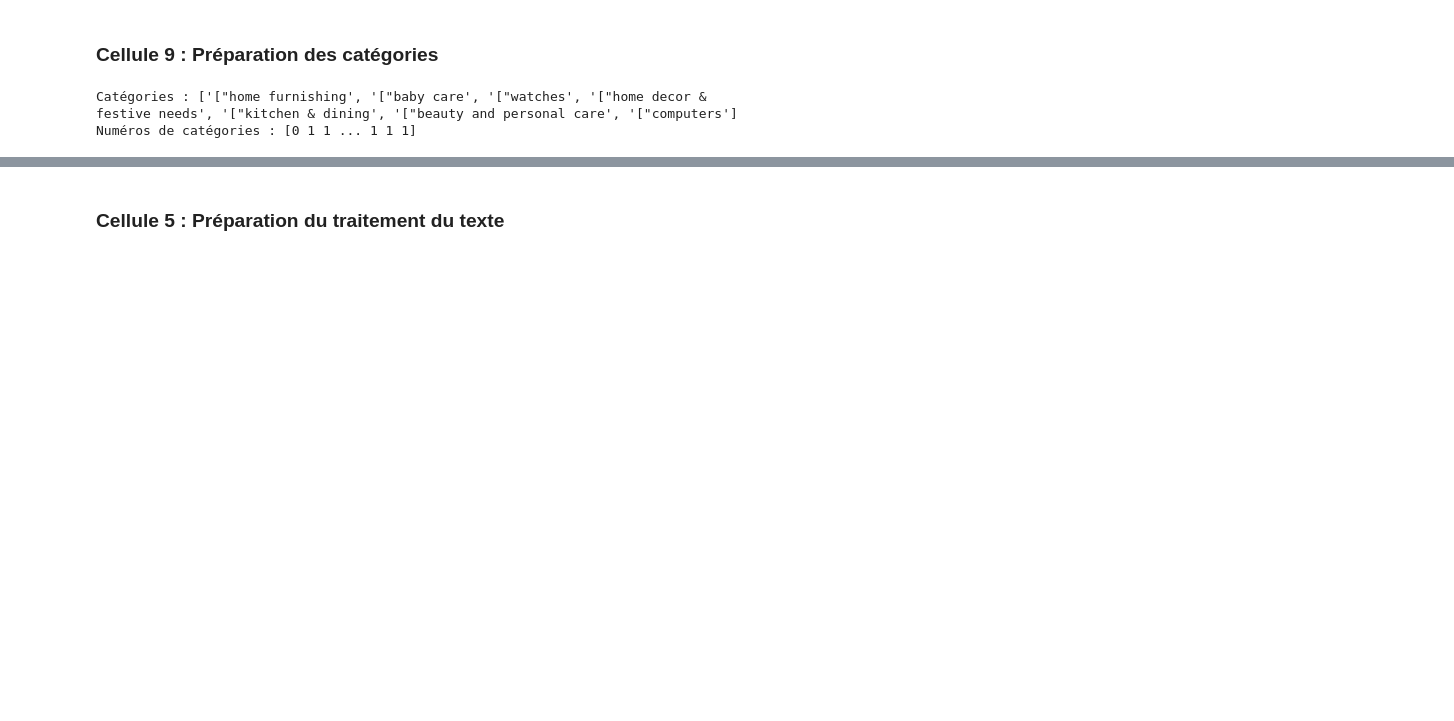
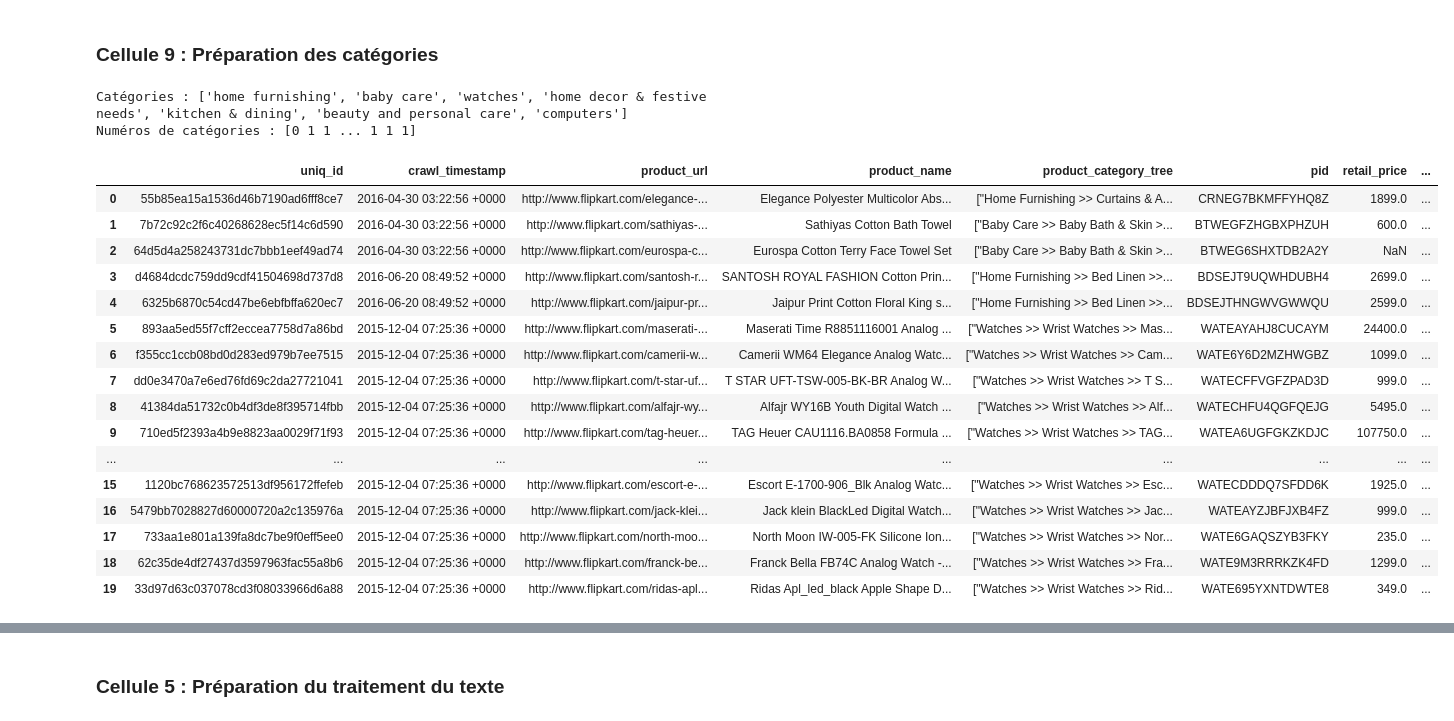
Before and after one commit to preudh/OC_IA_P6_automatically_classify_consumer_goods, a Jupyter notebook: notebooks/P6_03_Preudhomme_Patrice_4_Feature-texte.ipynb, the cells around one changed output, grey strips where cells are left out. Saved outputs shown, nothing was run; the diff lists cells and outputs as text; code cells hidden in the pictures; blank space fills up the shorter version.

```diff
--- a/notebooks/P6_03_Preudhomme_Patrice_4_Feature-texte.ipynb
+++ b/notebooks/P6_03_Preudhomme_Patrice_4_Feature-texte.ipynb
@@ -51,30 +51,47 @@ print("Colonnes du dataset :", data.columns.tolist())
 Colonnes du dataset : ['uniq_id', 'crawl_timestamp', 'product_url', 'product_name', 'product_category_tree', 'pid', 'retail_price', 'discounted_price', 'image', 'is_FK_Advantage_product', 'description ...
 # %% [markdown]
 ### Cellule 9 : Préparation des catégories
-# %%
-import os
-import pandas as pd
-
-# Extraire la première catégorie de la colonne 'product_category_tree'
-data['category'] = data['product_category_tree'].apply(lambda x: x.split('>>')[0].strip())
-
-# Mettre les catégories en minuscules pour uniformiser
-data['category'] = data['category'].apply(lambda x: x.lower())
-
-# Remplacer les valeurs manquantes dans 'category' par 'unknown'
-data['category'] = data['category'].fillna('unknown')
-
-# Liste des catégories uniques
-categories = data['category'].unique().tolist()
-print("Catégories :", categories)
-
-# Mapping des catégories vers des numéros
-category_to_num = {category: idx for idx, category in enumerate(categories)}
-data['category_num'] = data['category'].map(category_to_num)
-
-# Extraire les numéros de catégories
-y_cat_num = data['category_num'].values
-print("Numéros de catégories :", y_cat_num)
-# %% [output]
-Catégories : ['["home furnishing', '["baby care', '["watches', '["home decor & festive needs', '["kitchen & dining', '["beauty and personal care', '["computers']
-Numéros de catégories : [0 1 1 ... 1 1 1]
+# %%
+# Extraire la première catégorie de la colonne 'product_category_tree' en retirant les crochets, guillemets et espaces supplémentaires
+data['category'] = data['product_category_tree'].apply(lambda x: x.strip("[]").replace('"', '').split(">>")[0].replace("'", "").strip())
+
+# Mettre les catégories en minuscules pour uniformiser
+data['category'] = data['category'].apply(lambda x: x.lower())
+
+# Remplacer les valeurs manquantes dans 'category' par 'unknown'
+data['category'] = data['category'].fillna('unknown')
+
+# Liste des catégories uniques
+categories = data['category'].unique().tolist()
+print("Catégories :", categories)
+
+# Mapping des catégories vers des numéros
+category_to_num = {category: idx for idx, category in enumerate(categories)}
+data['category_num'] = data['category'].map(category_to_num)
+
+# Extraire les numéros de catégories
+y_cat_num = data['category_num'].values # permet de récupérer les numéros de catégories en tant que tableau numpy
+print("Numéros de catégories :", y_cat_num)
+# %% [output]
+Catégories : ['home furnishing', 'baby care', 'watches', 'home decor & festive needs', 'kitchen & dining', 'beauty and personal care', 'computers']
+Numéros de catégories : [0 1 1 ... 1 1 1]
+# %%
+data.head(20)
+# %% [output]
+|  | uniq_id | crawl_timestamp | product_url | product_name | product_category_tree | pid | retail_price | ... |
+| 0 | 55b85ea15a1536d46b7190ad6fff8ce7 | 2016-04-30 03:22:56 +0000 | http://www.flipkart.com/elegance-... | Elegance Polyester Multicolor Abs... | ["Home Furnishing >> Curtains & A... | CRNEG7BKMFFYHQ8Z | 1899.0 | ... |
+| 1 | 7b72c92c2f6c40268628ec5f14c6d590 | 2016-04-30 03:22:56 +0000 | http://www.flipkart.com/sathiyas-... | Sathiyas Cotton Bath Towel | ["Baby Care >> Baby Bath & Skin >... | BTWEGFZHGBXPHZUH | 600.0 | ... |
+| 2 | 64d5d4a258243731dc7bbb1eef49ad74 | 2016-04-30 03:22:56 +0000 | http://www.flipkart.com/eurospa-c... | Eurospa Cotton Terry Face Towel Set | ["Baby Care >> Baby Bath & Skin >... | BTWEG6SHXTDB2A2Y | NaN | ... |
+| 3 | d4684dcdc759dd9cdf41504698d737d8 | 2016-06-20 08:49:52 +0000 | http://www.flipkart.com/santosh-r... | SANTOSH ROYAL FASHION Cotton Prin... | ["Home Furnishing >> Bed Linen >>... | BDSEJT9UQWHDUBH4 | 2699.0 | ... |
+| 4 | 6325b6870c54cd47be6ebfbffa620ec7 | 2016-06-20 08:49:52 +0000 | http://www.flipkart.com/jaipur-pr... | Jaipur Print Cotton Floral King s... | ["Home Furnishing >> Bed Linen >>... | BDSEJTHNGWVGWWQU | 2599.0 | ... |
+| 5 | 893aa5ed55f7cff2eccea7758d7a86bd | 2015-12-04 07:25:36 +0000 | http://www.flipkart.com/maserati-... | Maserati Time R8851116001 Analog ... | ["Watches >> Wrist Watches >> Mas... | WATEAYAHJ8CUCAYM | 24400.0 | ... |
+| 6 | f355cc1ccb08bd0d283ed979b7ee7515 | 2015-12-04 07:25:36 +0000 | http://www.flipkart.com/camerii-w... | Camerii WM64 Elegance Analog Watc... | ["Watches >> Wrist Watches >> Cam... | WATE6Y6D2MZHWGBZ | 1099.0 | ... |
+| 7 | dd0e3470a7e6ed76fd69c2da27721041 | 2015-12-04 07:25:36 +0000 | http://www.flipkart.com/t-star-uf... | T STAR UFT-TSW-005-BK-BR Analog W... | ["Watches >> Wrist Watches >> T S... | WATECFFVGFZPAD3D | 999.0 | ... |
+| 8 | 41384da51732c0b4df3de8f395714fbb | 2015-12-04 07:25:36 +0000 | http://www.flipkart.com/alfajr-wy... | Alfajr WY16B Youth Digital Watch ... | ["Watches >> Wrist Watches >> Alf... | WATECHFU4QGFQEJG | 5495.0 | ... |
+| 9 | 710ed5f2393a4b9e8823aa0029f71f93 | 2015-12-04 07:25:36 +0000 | http://www.flipkart.com/tag-heuer... | TAG Heuer CAU1116.BA0858 Formula ... | ["Watches >> Wrist Watches >> TAG... | WATEA6UGFGKZKDJC | 107750.0 | ... |
+| ... | ... | ... | ... | ... | ... | ... | ... | ... |
+| 15 | 1120bc768623572513df956172ffefeb | 2015-12-04 07:25:36 +0000 | http://www.flipkart.com/escort-e-... | Escort E-1700-906_Blk Analog Watc... | ["Watches >> Wrist Watches >> Esc... | WATECDDDQ7SFDD6K | 1925.0 | ... |
+| 16 | 5479bb7028827d60000720a2c135976a | 2015-12-04 07:25:36 +0000 | http://www.flipkart.com/jack-klei... | Jack klein BlackLed Digital Watch... | ["Watches >> Wrist Watches >> Jac... | WATEAYZJBFJXB4FZ | 999.0 | ... |
+| 17 | 733aa1e801a139fa8dc7be9f0eff5ee0 | 2015-12-04 07:25:36 +0000 | http://www.flipkart.com/north-moo... | North Moon IW-005-FK Silicone Ion... | ["Watches >> Wrist Watches >> Nor... | WATE6GAQSZYB3FKY | 235.0 | ... |
+| 18 | 62c35de4df27437d3597963fac55a8b6 | 2015-12-04 07:25:36 +0000 | http://www.flipkart.com/franck-be... | Franck Bella FB74C Analog Watch -... | ["Watches >> Wrist Watches >> Fra... | WATE9M3RRRKZK4FD | 1299.0 | ... |
+| 19 | 33d97d63c037078cd3f08033966d6a88 | 2015-12-04 07:25:36 +0000 | http://www.flipkart.com/ridas-apl... | Ridas Apl_led_black Apple Shape D... | ["Watches >> Wrist Watches >> Rid... | WATE695YXNTDWTE8 | 349.0 | ... |
```
Also changed, not shown: parts of 21 cells of this notebook.
